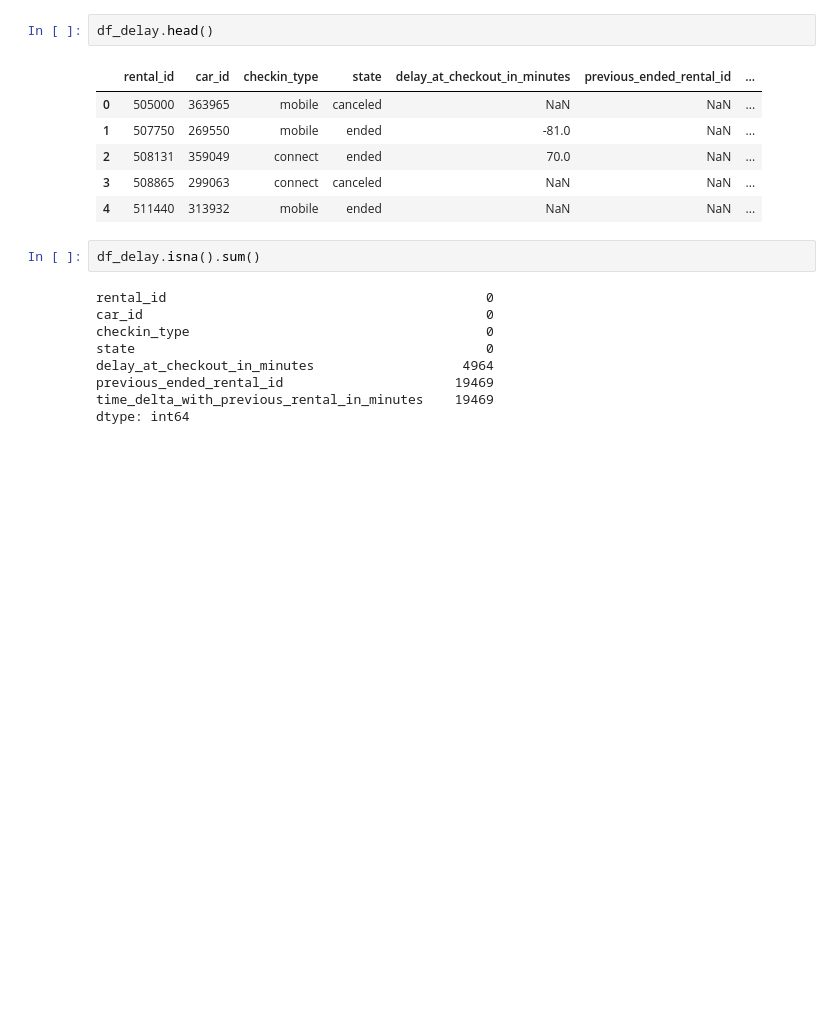
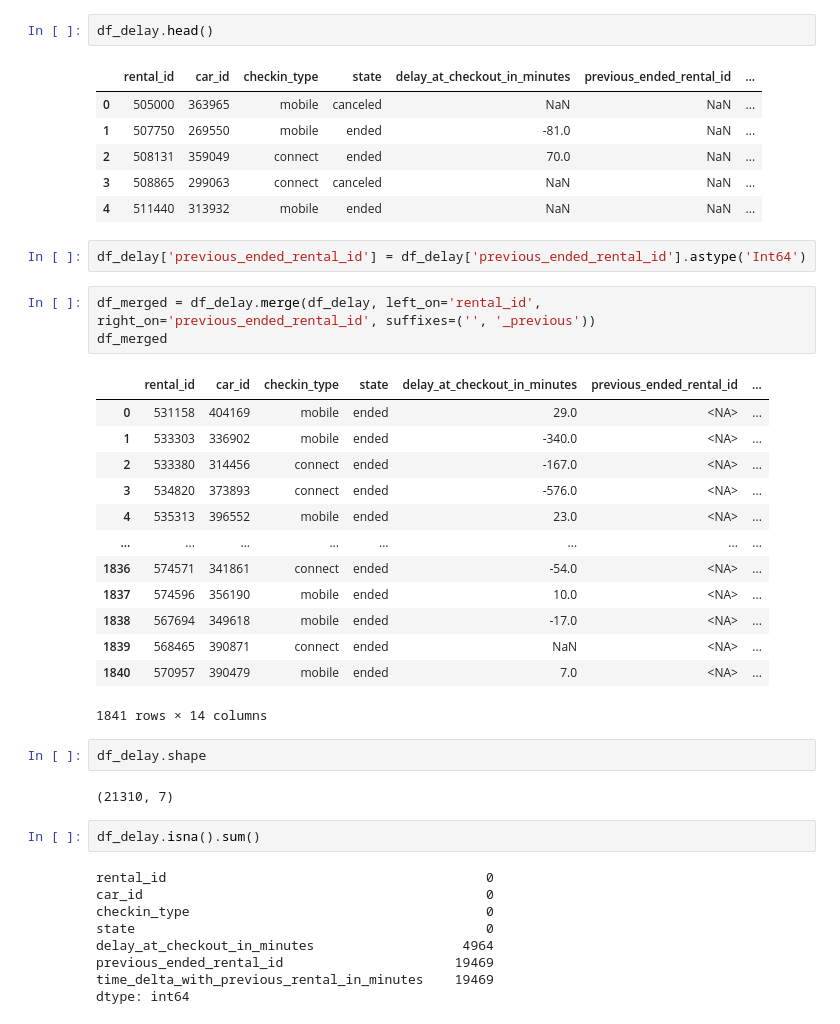
Before and after one commit to GrGLeo/projet_deployment, a Jupyter notebook: notebook/exploration.ipynb, the cells around one changed output. Saved outputs shown, nothing was run; the diff lists cells and outputs as text; blank space fills up the shorter version.

```diff
--- a/notebook/exploration.ipynb
+++ b/notebook/exploration.ipynb
@@ -17,6 +22,29 @@ df_delay.head()
 | 2 | 508131 | 359049 | connect | ended | 70.0 | NaN | ... |
 | 3 | 508865 | 299063 | connect | canceled | NaN | NaN | ... |
 | 4 | 511440 | 313932 | mobile | ended | NaN | NaN | ... |
+# %%
+df_delay['previous_ended_rental_id'] = df_delay['previous_ended_rental_id'].astype('Int64')
+# %%
+df_merged = df_delay.merge(df_delay, left_on='rental_id', right_on='previous_ended_rental_id', suffixes=('', '_previous'))
+df_merged
+# %% [output]
+|  | rental_id | car_id | checkin_type | state | delay_at_checkout_in_minutes | previous_ended_rental_id | ... |
+| 0 | 531158 | 404169 | mobile | ended | 29.0 | <NA> | ... |
+| 1 | 533303 | 336902 | mobile | ended | -340.0 | <NA> | ... |
+| 2 | 533380 | 314456 | connect | ended | -167.0 | <NA> | ... |
+| 3 | 534820 | 373893 | connect | ended | -576.0 | <NA> | ... |
+| 4 | 535313 | 396552 | mobile | ended | 23.0 | <NA> | ... |
+| ... | ... | ... | ... | ... | ... | ... | ... |
+| 1836 | 574571 | 341861 | connect | ended | -54.0 | <NA> | ... |
+| 1837 | 574596 | 356190 | mobile | ended | 10.0 | <NA> | ... |
+| 1838 | 567694 | 349618 | mobile | ended | -17.0 | <NA> | ... |
+| 1839 | 568465 | 390871 | connect | ended | NaN | <NA> | ... |
+| 1840 | 570957 | 390479 | mobile | ended | 7.0 | <NA> | ... |
+1841 rows × 14 columns
+# %%
+df_delay.shape
+# %% [output]
+(21310, 7)
 # %%
 df_delay.isna().sum()
 # %% [output]
```
Also changed, not shown: parts of 20 cells of this notebook, 5 other files.
